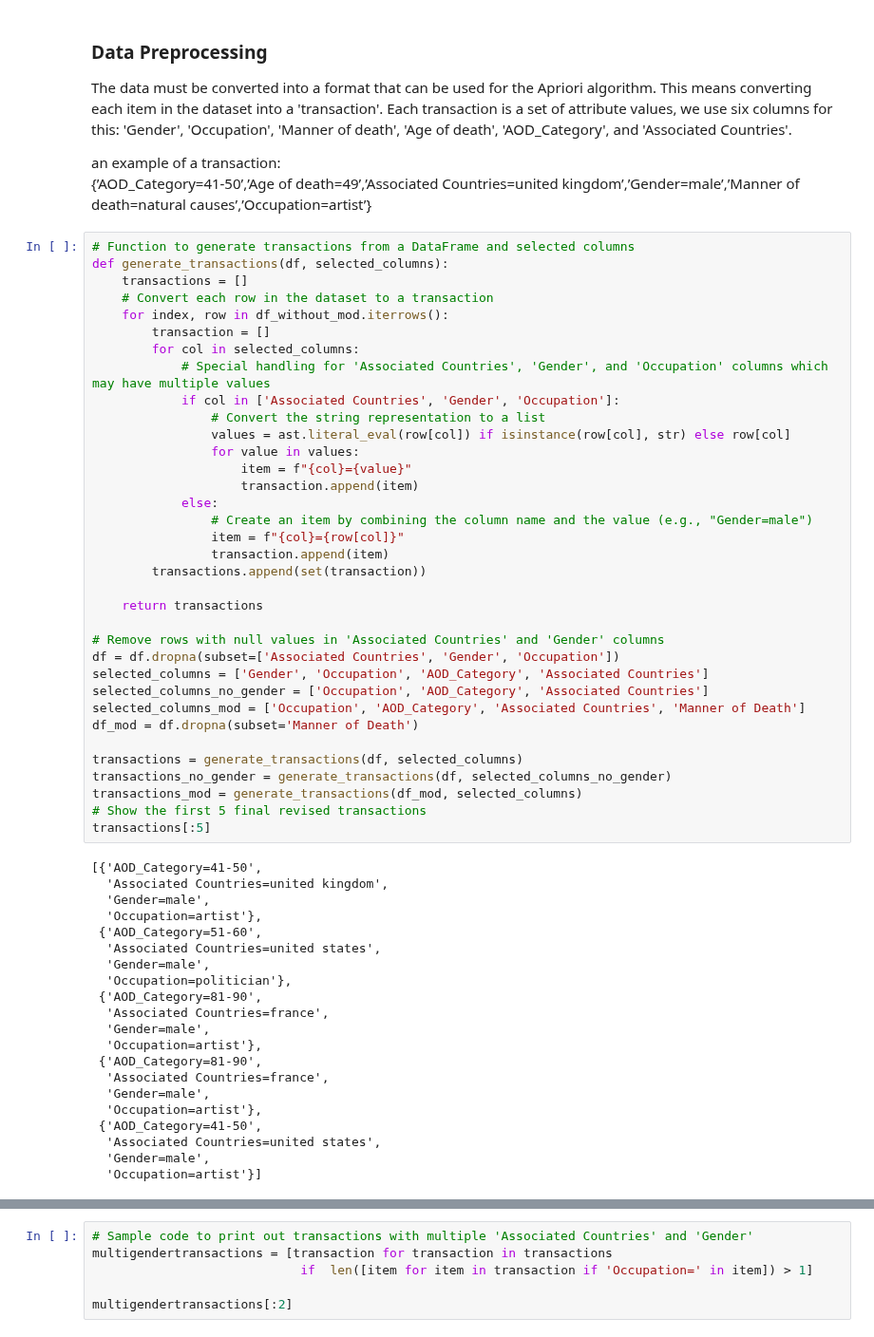
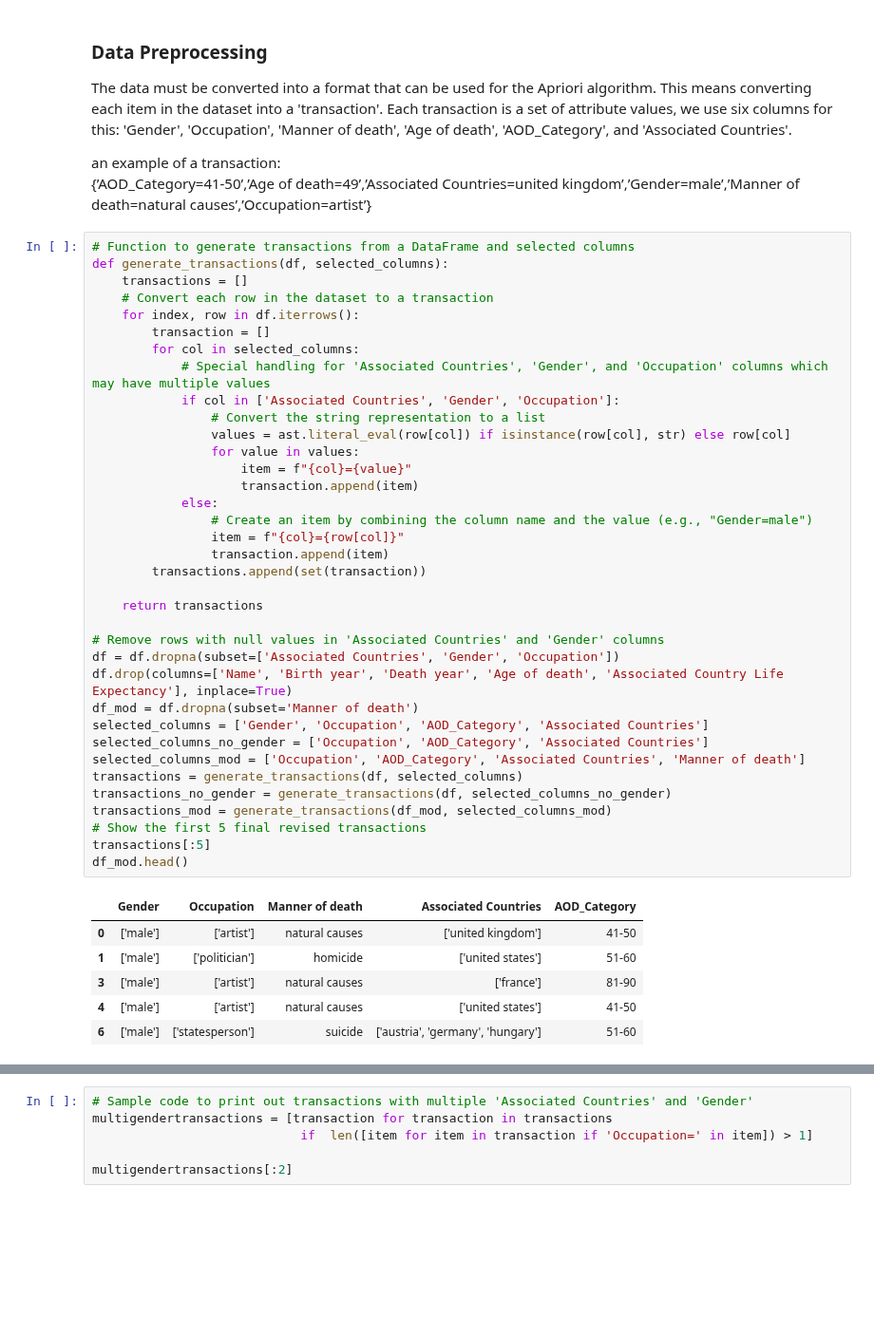
Before and after one commit to JamesHudsonn/3804ICT-Age-Analysis, a Jupyter notebook: Apriori.ipynb, the cells around one changed output, grey strips where cells are left out. Shown at 95% size. Cells and saved outputs as stored; diff of their text form; blank space fills up the shorter version.

```diff
--- a/Apriori.ipynb
+++ b/Apriori.ipynb
@@ -47,58 +47,45 @@ an example of a transaction:<br>
 # Function to generate transactions from a DataFrame and selected columns
 def generate_transactions(df, selected_columns):
     transactions = []
     # Convert each row in the dataset to a transaction
-    for index, row in df_without_mod.iterrows():
+    for index, row in df.iterrows():
         transaction = []
         for col in selected_columns:
             # Special handling for 'Associated Countries', 'Gender', and 'Occupation' columns which may have multiple values
             if col in ['Associated Countries', 'Gender', 'Occupation']:
                 # Convert the string representation to a list
                 values = ast.literal_eval(row[col]) if isinstance(row[col], str) else row[col]
                 for value in values:
                     item = f"{col}={value}"
                     transaction.append(item)
             else:
                 # Create an item by combining the column name and the value (e.g., "Gender=male")
                 item = f"{col}={row[col]}"
                 transaction.append(item)
         transactions.append(set(transaction))
 
     return transactions
 
 # Remove rows with null values in 'Associated Countries' and 'Gender' columns
 df = df.dropna(subset=['Associated Countries', 'Gender', 'Occupation'])
+df.drop(columns=['Name', 'Birth year', 'Death year', 'Age of death', 'Associated Country Life Expectancy'], inplace=True)
+df_mod = df.dropna(subset='Manner of death')
 selected_columns = ['Gender', 'Occupation', 'AOD_Category', 'Associated Countries']
 selected_columns_no_gender = ['Occupation', 'AOD_Category', 'Associated Countries']
-selected_columns_mod = ['Occupation', 'AOD_Category', 'Associated Countries', 'Manner of Death']
-df_mod = df.dropna(subset='Manner of Death')
-
+selected_columns_mod = ['Occupation', 'AOD_Category', 'Associated Countries', 'Manner of death']
 transactions = generate_transactions(df, selected_columns)
 transactions_no_gender = generate_transactions(df, selected_columns_no_gender)
-transactions_mod = generate_transactions(df_mod, selected_columns)
+transactions_mod = generate_transactions(df_mod, selected_columns_mod)
 # Show the first 5 final revised transactions
 transactions[:5]
+df_mod.head()
 # %% [output]
-[{'AOD_Category=41-50',
-  'Associated Countries=united kingdom',
-  'Gender=male',
-  'Occupation=artist'},
- {'AOD_Category=51-60',
-  'Associated Countries=united states',
-  'Gender=male',
-  'Occupation=politician'},
- {'AOD_Category=81-90',
-  'Associated Countries=france',
-  'Gender=male',
-  'Occupation=artist'},
- {'AOD_Category=81-90',
-  'Associated Countries=france',
-  'Gender=male',
-  'Occupation=artist'},
- {'AOD_Category=41-50',
-  'Associated Countries=united states',
-  'Gender=male',
-  'Occupation=artist'}]
+|  | Gender | Occupation | Manner of death | Associated Countries | AOD_Category |
+| 0 | ['male'] | ['artist'] | natural causes | ['united kingdom'] | 41-50 |
+| 1 | ['male'] | ['politician'] | homicide | ['united states'] | 51-60 |
+| 3 | ['male'] | ['artist'] | natural causes | ['france'] | 81-90 |
+| 4 | ['male'] | ['artist'] | natural causes | ['united states'] | 41-50 |
+| 6 | ['male'] | ['statesperson'] | suicide | ['austria', 'germany', 'hungary'] | 51-60 |
 # %%
 # Function to split DataFrame based on countries
 def split_dataframe_by_country(df):
```
Also changed, not shown: parts of 14 cells of this notebook.
